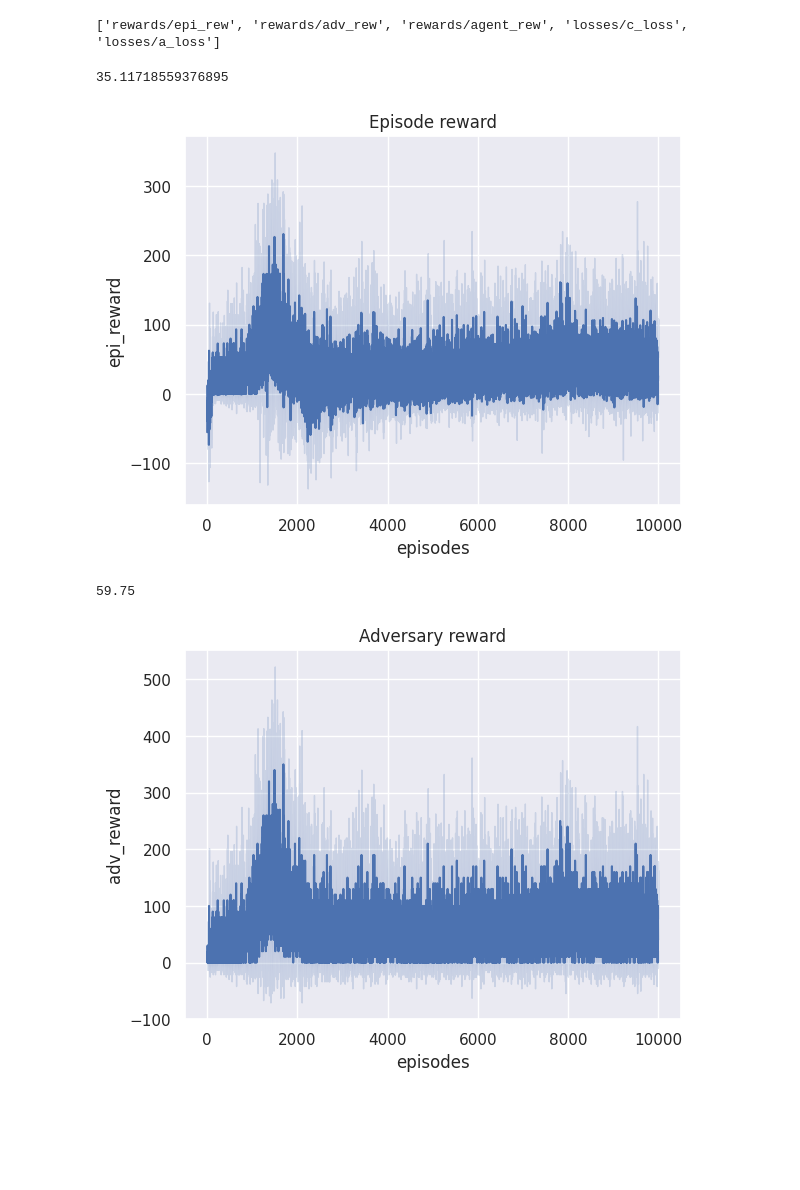
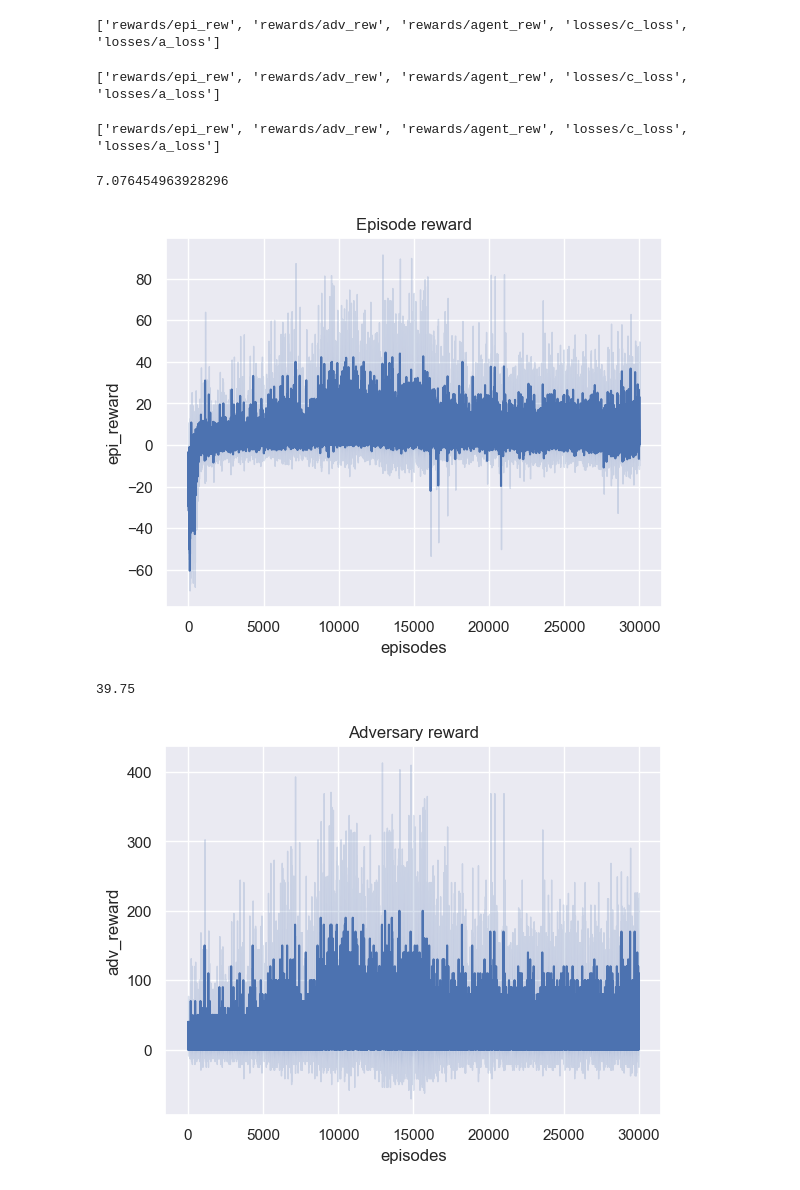
Before and after one commit to soopark0221/MAExp, a Jupyter notebook: maddpg_graph.ipynb, the cells around one changed output. Drawn from its saved outputs; the diff is of its cells as text; code cells hidden in the pictures; blank space fills up the shorter version.

```diff
--- a/maddpg_graph.ipynb
+++ b/maddpg_graph.ipynb
@@ -56,49 +56,56 @@ def get_file_path(dpath, tag):
     return os.path.join(folder_path, file_name)
 
 
-path = "models/simple_tag/mmx/run1"
-to_csv(path)
+path1 = "models/simple_tag/dcxx/run1"
+path2 = "models/simple_tag/dcxx/run2"
+path3 = "models/simple_tag/dcxx/run3"
+
+to_csv(path1)
+to_csv(path2)
+to_csv(path3)
 # %% [output]
 ['rewards/epi_rew', 'rewards/adv_rew', 'rewards/agent_rew', 'losses/c_loss', 'losses/a_loss']
+['rewards/epi_rew', 'rewards/adv_rew', 'rewards/agent_rew', 'losses/c_loss', 'losses/a_loss']
+['rewards/epi_rew', 'rewards/adv_rew', 'rewards/agent_rew', 'losses/c_loss', 'losses/a_loss']
 # %%
 import matplotlib.pyplot as plt
 import numpy as np
 import seaborn as sns
 import pandas as pd
 
-df1 = pd.read_csv('models/simple_tag/mmx/run2/csv/rewards_epi_rew.csv')
-df2 = pd.read_csv('models/simple_tag/mmx/run3/csv/rewards_epi_rew.csv')
-df3 = pd.read_csv('models/simple_tag/mmx/run4/csv/rewards_epi_rew.csv')
+df1 = pd.read_csv('models/simple_tag/dcxx/run1/csv/rewards_epi_rew.csv')
+df2 = pd.read_csv('models/simple_tag/dcxx/run2/csv/rewards_epi_rew.csv')
+df3 = pd.read_csv('models/simple_tag/dcxx/run3/csv/rewards_epi_rew.csv')
 
 df1= pd.Series(df1['rewards/epi_rew'].astype(float))
 df2= pd.Series(df2['rewards/epi_rew'].astype(float))
 df3= pd.Series(df3['rewards/epi_rew'].astype(float))
 
 sns.set()
 
-mean_out = np.mean([df1,df2,df3], axis = 0)
-std_out = np.std([df1, df2,df3], axis=0)
-step=[s for s in list(range(len(df1)))]
+mean_out = np.mean([df1/3,df2/3,df3/3], axis = 0)
+std_out = np.std([df1/3, df2/3,df3/3], axis=0)
+step=[s*3 for s in list(range(len(df1)))]
 
 plt.plot(step, mean_out, 'b-', label='mean_1')
 plt.fill_between(step, mean_out - std_out, mean_out + std_out, color='b', alpha=0.2)
 # plt.ylim(0,0.0023)
 plt.title("Episode reward")
 plt.xlabel("episodes")
 plt.ylabel("epi_reward")
 print(np.mean(mean_out[-40:]))
 # %% [output]
-35.11718559376895
+7.076454963928296
-[figure, old version]
+[figure, new version]
 # %%
 import matplotlib.pyplot as plt
 import numpy as np
 import seaborn as sns
 import pandas as pd
 
-df1 = pd.read_csv('models/simple_tag/mmx/run2/csv/rewards_adv_rew.csv')
-df2 = pd.read_csv('models/simple_tag/mmx/run3/csv/rewards_adv_rew.csv')
-df3 = pd.read_csv('models/simple_tag/mmx/run4/csv/rewards_adv_rew.csv')
+df1 = pd.read_csv('models/simple_tag/dcxx/run1/csv/rewards_adv_rew.csv')
+df2 = pd.read_csv('models/simple_tag/dcxx/run2/csv/rewards_adv_rew.csv')
+df3 = pd.read_csv('models/simple_tag/dcxx/run3/csv/rewards_adv_rew.csv')
 
 df1= pd.Series(df1['rewards/adv_rew'].astype(float))
 df2= pd.Series(df2['rewards/adv_rew'].astype(float))
@@ -108,7 +115,7 @@ sns.set()
 
 mean_out = np.mean([df1,df2,df3], axis = 0)
 std_out = np.std([df1, df2,df3], axis=0)
-step=[s for s in list(range(len(df1)))]
+step=[s*3 for s in list(range(len(df1)))]
 
 plt.plot(step, mean_out, 'b-', label='mean_1')
 plt.fill_between(step, mean_out - std_out, mean_out + std_out, color='b', alpha=0.2)
@@ -118,8 +125,8 @@ plt.xlabel("episodes")
 plt.ylabel("adv_reward")
 print(np.mean(mean_out[-40:]))
 # %% [output]
-59.75
+39.75
-[figure, old version]
+[figure, new version]
 # %%
 import matplotlib.pyplot as plt
 import numpy as np
```
Also changed, not shown: parts of 7 cells of this notebook.
